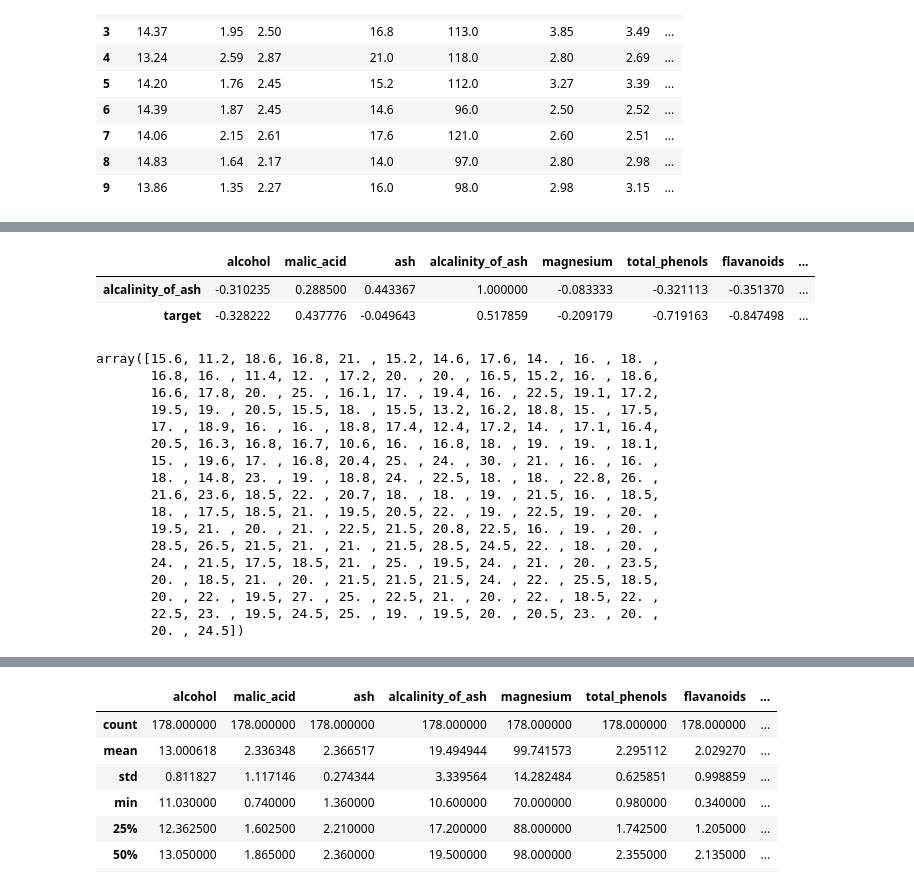
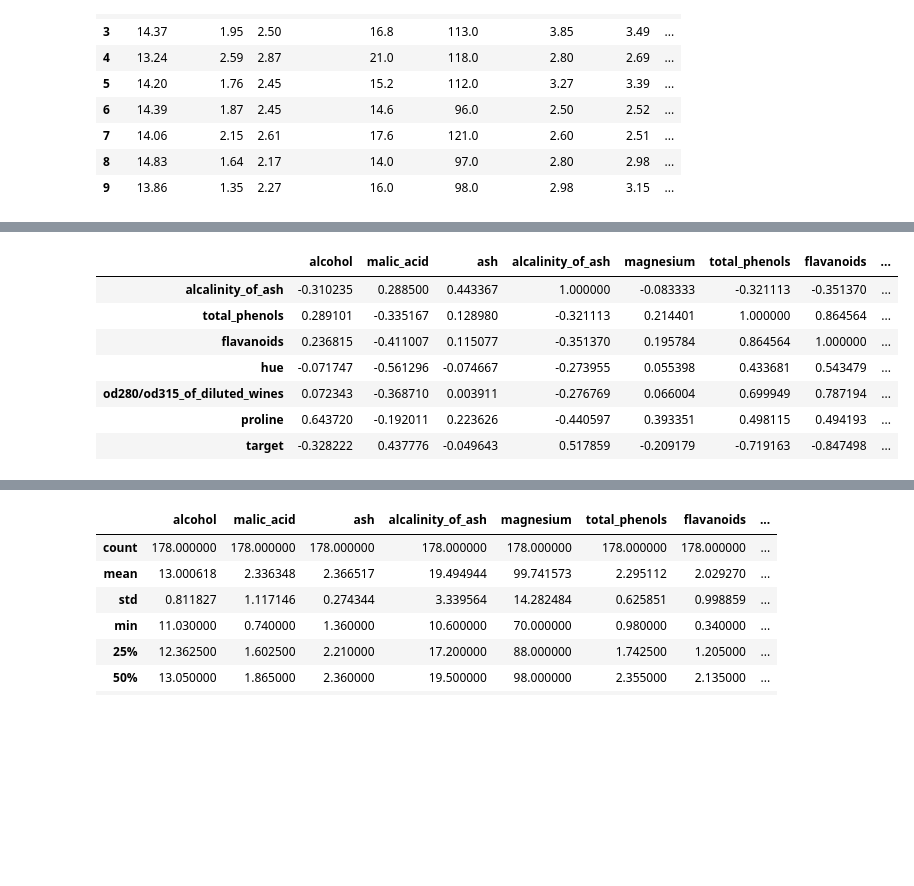
Before and after one commit to KurbakovIS/Python-Data-Science, a Jupyter notebook: Lesson4.ipynb, the cells around one changed output, grey strips where cells are left out. Saved outputs shown, nothing was run; the diff lists cells and outputs as text; code cells hidden in the pictures; blank space fills up the shorter version.

```diff
--- a/Lesson4.ipynb
+++ b/Lesson4.ipynb
@@ -394,27 +395,11 @@ X_corr
 # %%
-X_corr.loc[X_corr['target'] > 0.5]
+X_corr.loc[np.abs(X_corr['target']) > 0.5]
 # %% [output]
 |  | alcohol | malic_acid | ash | alcalinity_of_ash | magnesium | total_phenols | flavanoids | ... |
 | alcalinity_of_ash | -0.310235 | 0.288500 | 0.443367 | 1.000000 | -0.083333 | -0.321113 | -0.351370 | ... |
+| total_phenols | 0.289101 | -0.335167 | 0.128980 | -0.321113 | 0.214401 | 1.000000 | 0.864564 | ... |
+| flavanoids | 0.236815 | -0.411007 | 0.115077 | -0.351370 | 0.195784 | 0.864564 | 1.000000 | ... |
+| hue | -0.071747 | -0.561296 | -0.074667 | -0.273955 | 0.055398 | 0.433681 | 0.543479 | ... |
+| od280/od315_of_diluted_wines | 0.072343 | -0.368710 | 0.003911 | -0.276769 | 0.066004 | 0.699949 | 0.787194 | ... |
+| proline | 0.643720 | -0.192011 | 0.223626 | -0.440597 | 0.393351 | 0.498115 | 0.494193 | ... |
 | target | -0.328222 | 0.437776 | -0.049643 | 0.517859 | -0.209179 | -0.719163 | -0.847498 | ... |
-# %%
-high_corr = np.array(X['alcalinity_of_ash'].tolist())
-high_corr
-# %% [output]
-array([15.6, 11.2, 18.6, 16.8, 21. , 15.2, 14.6, 17.6, 14. , 16. , 18. ,
-       16.8, 16. , 11.4, 12. , 17.2, 20. , 20. , 16.5, 15.2, 16. , 18.6,
-       16.6, 17.8, 20. , 25. , 16.1, 17. , 19.4, 16. , 22.5, 19.1, 17.2,
-       19.5, 19. , 20.5, 15.5, 18. , 15.5, 13.2, 16.2, 18.8, 15. , 17.5,
-       17. , 18.9, 16. , 16. , 18.8, 17.4, 12.4, 17.2, 14. , 17.1, 16.4,
-       20.5, 16.3, 16.8, 16.7, 10.6, 16. , 16.8, 18. , 19. , 19. , 18.1,
-       15. , 19.6, 17. , 16.8, 20.4, 25. , 24. , 30. , 21. , 16. , 16. ,
-       18. , 14.8, 23. , 19. , 18.8, 24. , 22.5, 18. , 18. , 22.8, 26. ,
-       21.6, 23.6, 18.5, 22. , 20.7, 18. , 18. , 19. , 21.5, 16. , 18.5,
-       18. , 17.5, 18.5, 21. , 19.5, 20.5, 22. , 19. , 22.5, 19. , 20. ,
-       19.5, 21. , 20. , 21. , 22.5, 21.5, 20.8, 22.5, 16. , 19. , 20. ,
-       28.5, 26.5, 21.5, 21. , 21. , 21.5, 28.5, 24.5, 22. , 18. , 20. ,
-       24. , 21.5, 17.5, 18.5, 21. , 25. , 19.5, 24. , 21. , 20. , 23.5,
-       20. , 18.5, 21. , 20. , 21.5, 21.5, 21.5, 24. , 22. , 25.5, 18.5,
-       20. , 22. , 19.5, 27. , 25. , 22.5, 21. , 20. , 22. , 18.5, 22. ,
-       22.5, 23. , 19.5, 24.5, 25. , 19. , 19.5, 20. , 20.5, 23. , 20. ,
-       20. , 24.5])
```
Also changed, not shown: parts of 6 cells of this notebook.
